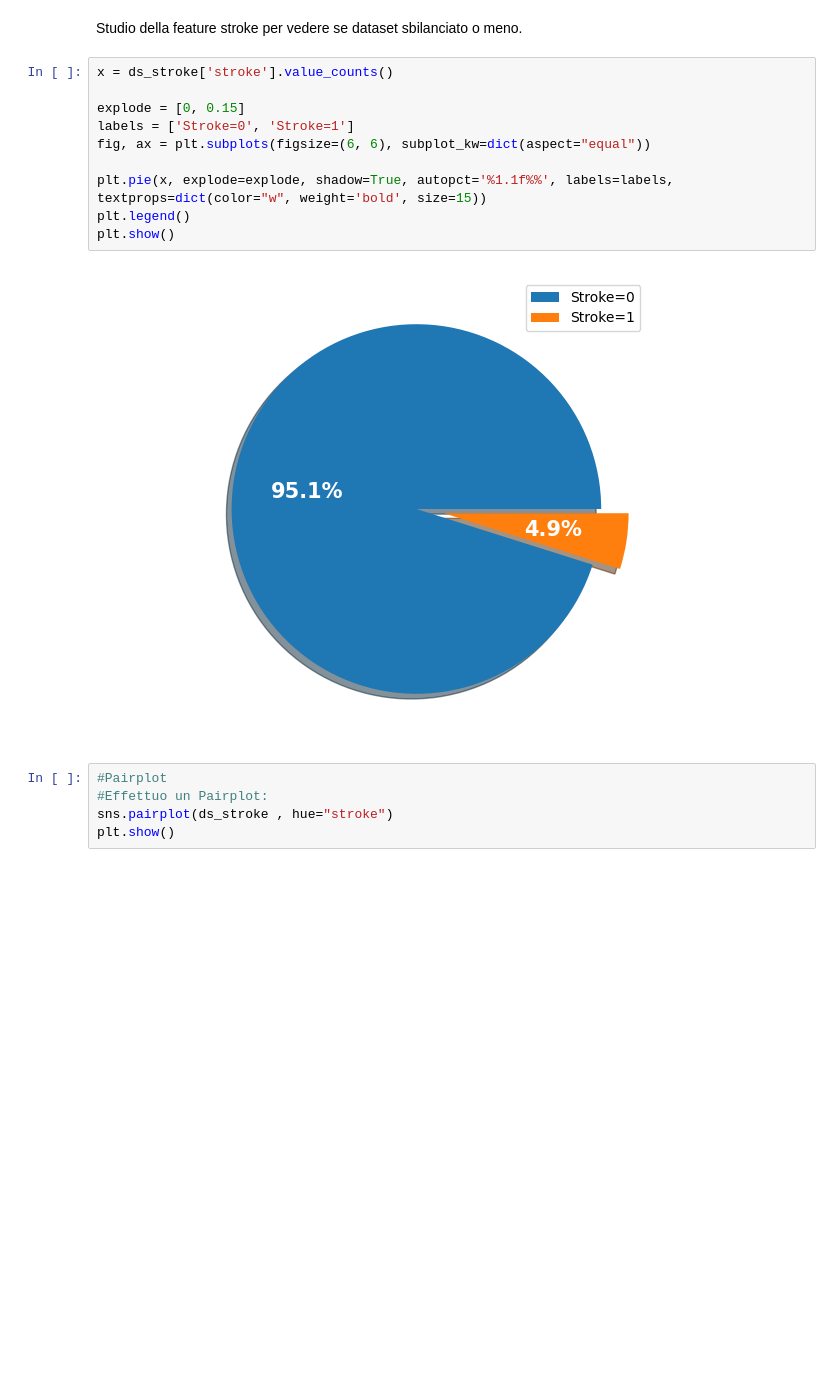
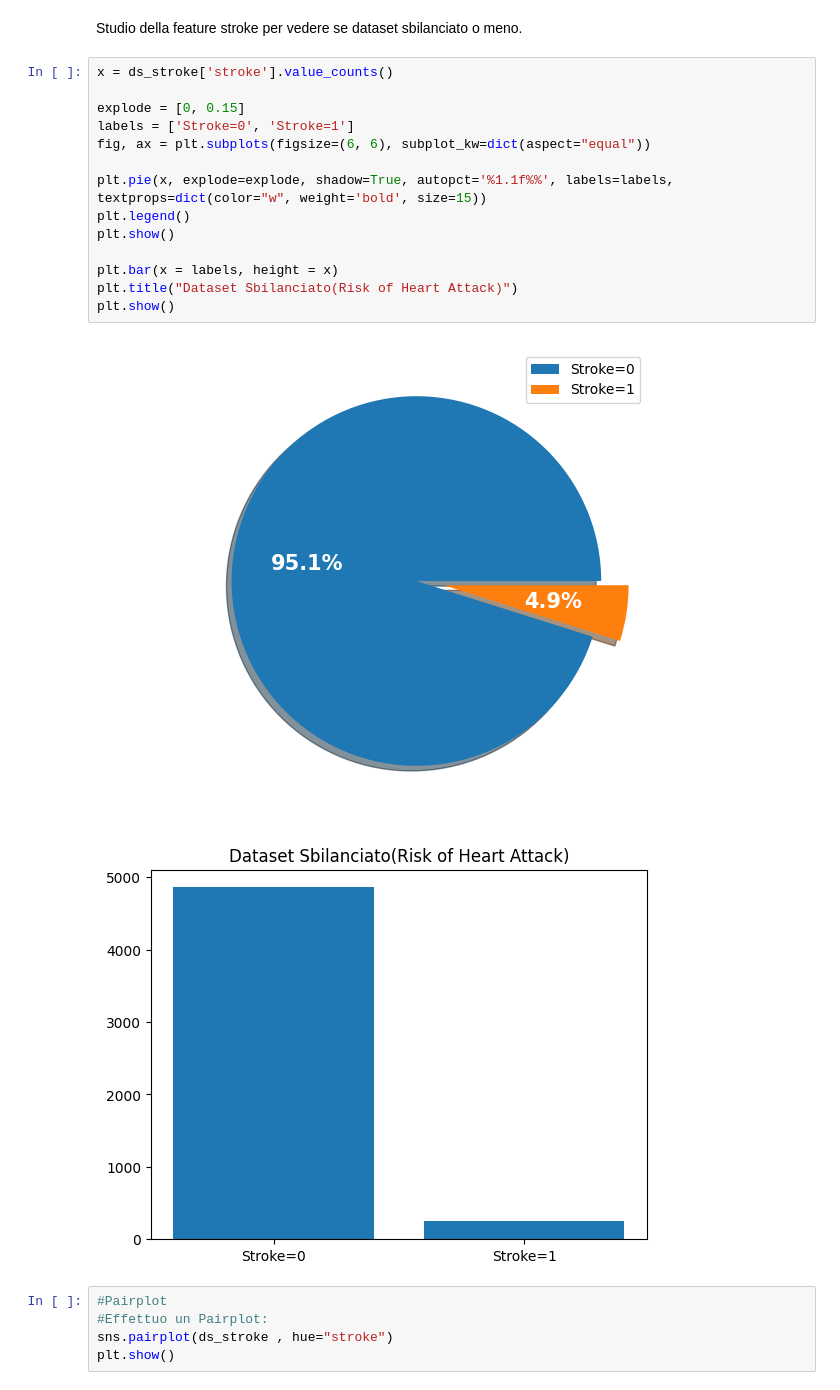
Before and after one commit to Daniele-00/Progetto-MachineLearning, a Jupyter notebook: ProgettoStroke/progettoML.ipynb, the cells around one changed output. Cells and saved outputs as stored; diff of their text form; blank space fills up the shorter version.

Commit message:
New Figure

```diff
--- a/ProgettoStroke/progettoML.ipynb
+++ b/ProgettoStroke/progettoML.ipynb
@@ -217,15 +218,20 @@ Studio della feature stroke per vedere se dataset sbilanciato o meno.
 # %%
 x = ds_stroke['stroke'].value_counts()
 
 explode = [0, 0.15]
 labels = ['Stroke=0', 'Stroke=1']
 fig, ax = plt.subplots(figsize=(6, 6), subplot_kw=dict(aspect="equal"))
 
 plt.pie(x, explode=explode, shadow=True, autopct='%1.1f%%', labels=labels, textprops=dict(color="w", weight='bold', size=15))
 plt.legend()
 plt.show()
+
+plt.bar(x = labels, height = x)
+plt.title("Dataset Sbilanciato(Risk of Heart Attack)")
+plt.show()
 # %% [output]
 [figure]
+[figure, added]
 # %%
 #Pairplot
 #Effettuo un Pairplot:
```
Also changed, not shown: parts of 3 cells of this notebook.
